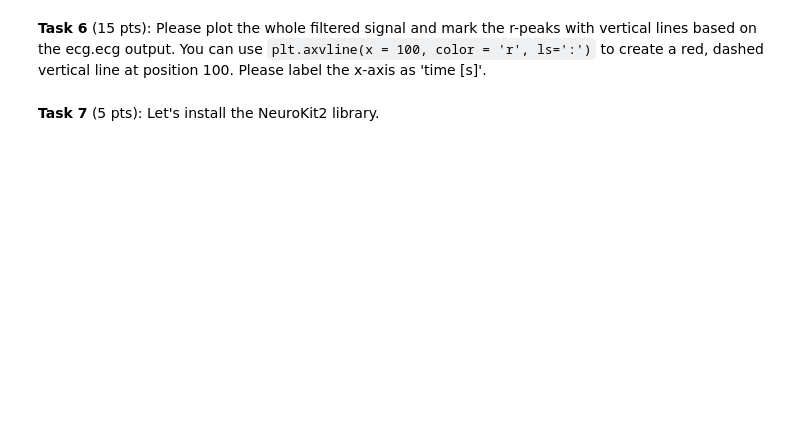
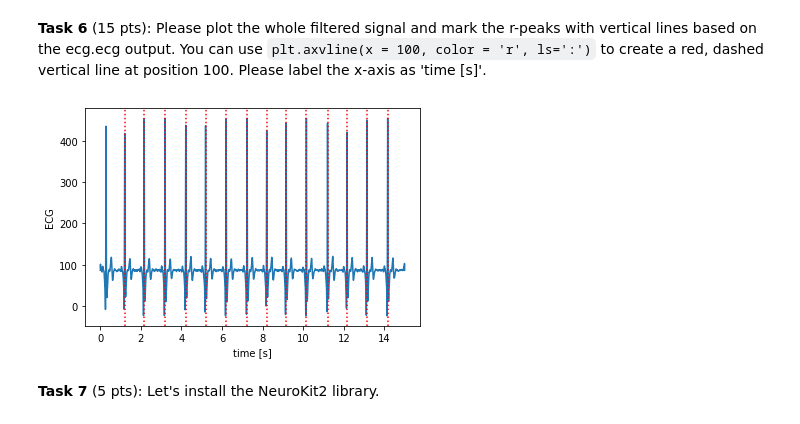
Before and after one commit to bostongfx/cs666student_2023, a Jupyter notebook: CS666_Assignment_1.ipynb, the cells around one changed output. Drawn from its saved outputs; the diff is of its cells as text; code cells hidden in the pictures; blank space fills up the shorter version.

```diff
--- a/CS666_Assignment_1.ipynb
+++ b/CS666_Assignment_1.ipynb
@@ -39,3 +66,15 @@ SECONDS = 0 ### TODO!
+# %%
+time = np.arange(len(filtered)) / SAMPLING_RATE
+plt.plot(time, filtered)
+plt.xlabel("time [s]")
+plt.ylabel("ECG")
+
+for h in heart_rate_ts:
+  plt.axvline(x = h, color = 'r', ls=':')
+
+plt.show()
+# %% [output]
+[figure, added]
 # %% [markdown]
 **Task 7** (5 pts): Let's install the NeuroKit2 library.
 # %%
```
Also changed, not shown: parts of 15 cells of this notebook.
